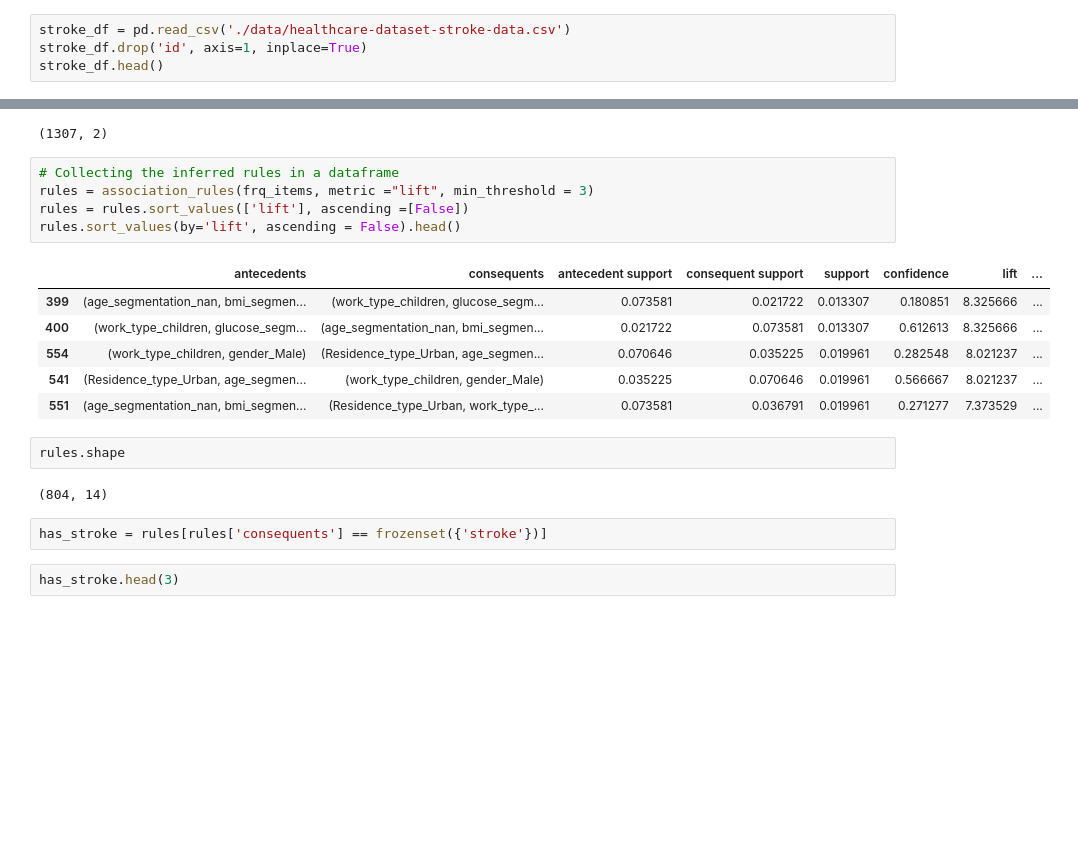
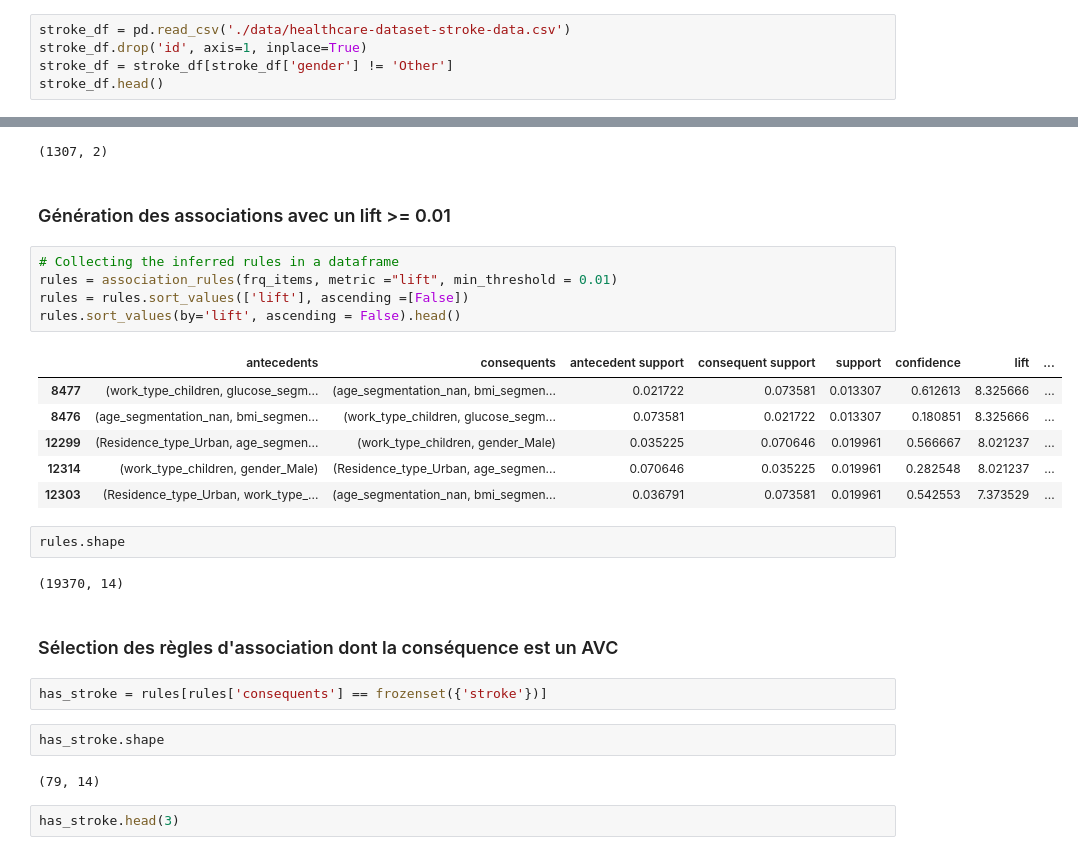
Before and after one commit to zakariaelaoufi/stroke-association-rules-analysis, a Jupyter notebook: stroke-association-analysis.ipynb, the cells around one changed output, grey strips where cells are left out. Cells and saved outputs as stored; diff of their text form; blank space fills up the shorter version.

```diff
--- a/stroke-association-analysis.ipynb
+++ b/stroke-association-analysis.ipynb
@@ -10,6 +14,7 @@ warnings.filterwarnings("ignore")
 # %%
 stroke_df = pd.read_csv('./data/healthcare-dataset-stroke-data.csv')
 stroke_df.drop('id', axis=1, inplace=True)
+stroke_df = stroke_df[stroke_df['gender'] != 'Other']
 stroke_df.head()
 # %% [output]
 |  | gender | age | hypertension | heart_disease | ever_married | work_type | Residence_type | ... |
@@ -191,24 +267,32 @@ frq_items.sort_values(by='support', ascending = False).head()
 frq_items.shape
 # %% [output]
 (1307, 2)
+# %% [markdown]
+### Génération des associations avec un lift >= 0.01
 # %%
 # Collecting the inferred rules in a dataframe
-rules = association_rules(frq_items, metric ="lift", min_threshold = 3)
+rules = association_rules(frq_items, metric ="lift", min_threshold = 0.01)
 rules = rules.sort_values(['lift'], ascending =[False])
 rules.sort_values(by='lift', ascending = False).head()
 # %% [output]
 |  | antecedents | consequents | antecedent support | consequent support | support | confidence | lift | ... |
-| 399 | (age_segmentation_nan, bmi_segmen... | (work_type_children, glucose_segm... | 0.073581 | 0.021722 | 0.013307 | 0.180851 | 8.325666 | ... |
-| 400 | (work_type_children, glucose_segm... | (age_segmentation_nan, bmi_segmen... | 0.021722 | 0.073581 | 0.013307 | 0.612613 | 8.325666 | ... |
-| 554 | (work_type_children, gender_Male) | (Residence_type_Urban, age_segmen... | 0.070646 | 0.035225 | 0.019961 | 0.282548 | 8.021237 | ... |
-| 541 | (Residence_type_Urban, age_segmen... | (work_type_children, gender_Male) | 0.035225 | 0.070646 | 0.019961 | 0.566667 | 8.021237 | ... |
-| 551 | (age_segmentation_nan, bmi_segmen... | (Residence_type_Urban, work_type_... | 0.073581 | 0.036791 | 0.019961 | 0.271277 | 7.373529 | ... |
+| 8477 | (work_type_children, glucose_segm... | (age_segmentation_nan, bmi_segmen... | 0.021722 | 0.073581 | 0.013307 | 0.612613 | 8.325666 | ... |
+| 8476 | (age_segmentation_nan, bmi_segmen... | (work_type_children, glucose_segm... | 0.073581 | 0.021722 | 0.013307 | 0.180851 | 8.325666 | ... |
+| 12299 | (Residence_type_Urban, age_segmen... | (work_type_children, gender_Male) | 0.035225 | 0.070646 | 0.019961 | 0.566667 | 8.021237 | ... |
+| 12314 | (work_type_children, gender_Male) | (Residence_type_Urban, age_segmen... | 0.070646 | 0.035225 | 0.019961 | 0.282548 | 8.021237 | ... |
+| 12303 | (Residence_type_Urban, work_type_... | (age_segmentation_nan, bmi_segmen... | 0.036791 | 0.073581 | 0.019961 | 0.542553 | 7.373529 | ... |
 # %%
 rules.shape
 # %% [output]
-(804, 14)
+(19370, 14)
+# %% [markdown]
+### Sélection des règles d'association dont la conséquence est un AVC
 # %%
 has_stroke = rules[rules['consequents'] == frozenset({'stroke'})]
+# %%
+has_stroke.shape
+# %% [output]
+(79, 14)
 # %%
 has_stroke.head(3)
 # %% [output]
```
Also changed, not shown: parts of 45 cells of this notebook.
